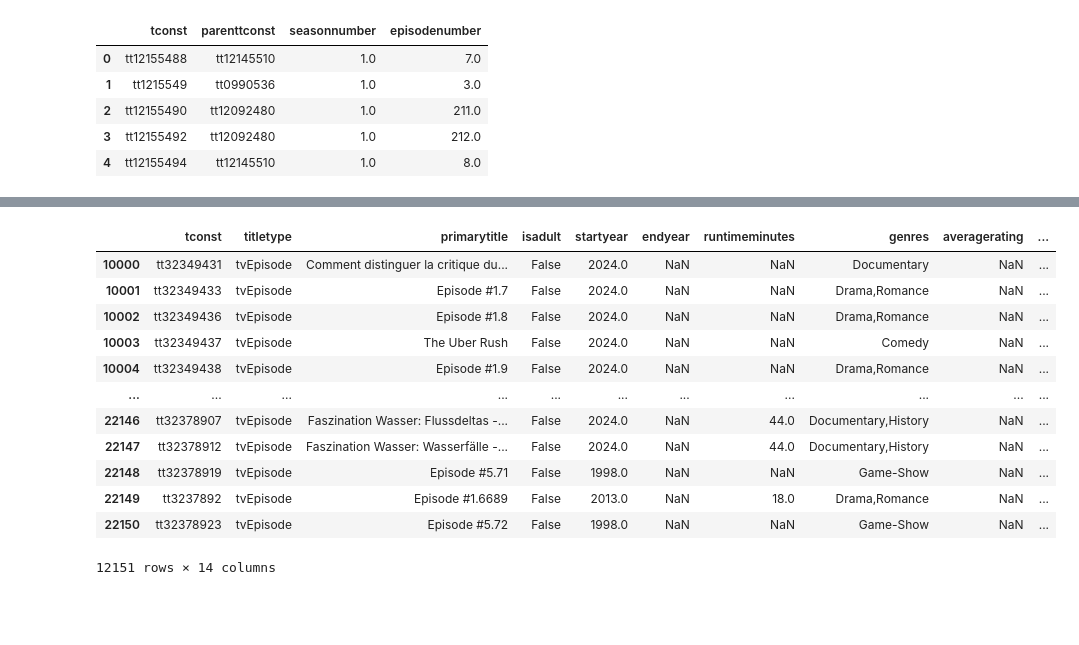
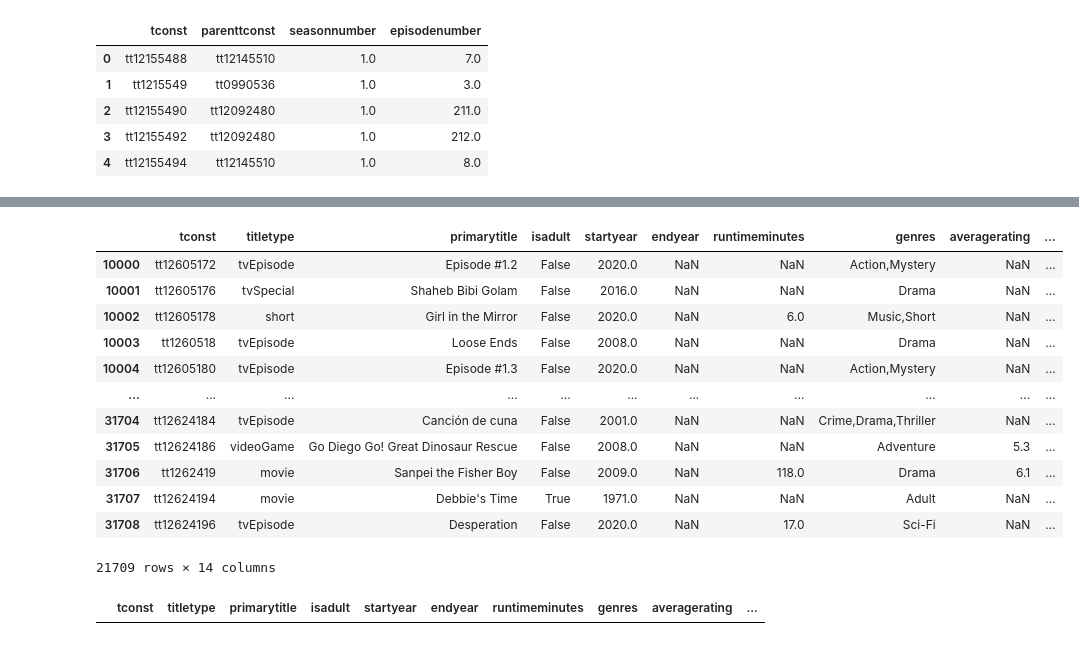
Before and after one commit to MelodyDuplaix/Netfloox_g0_JohnBondouxDuplaix, a Jupyter notebook: extraction_features.ipynb, the cells around one changed output, grey strips where cells are left out. Saved outputs shown, nothing was run; the diff lists cells and outputs as text; code cells hidden in the pictures; blank space fills up the shorter version.

```diff
--- a/extraction_features.ipynb
+++ b/extraction_features.ipynb
@@ -10,6 +14,6 @@ engine = create_engine(database_url)
 # %%
 
-query = "SELECT * FROM sebastien.title_basics LIMIT 10000;"
+query = "SELECT tconst, titletype, primarytitle, isadult, startyear, endyear, runtimeminutes, genres, averagerating, numvotes FROM sebastien.title_basics ORDER BY tconst LIMIT 10000;"
 with engine.connect() as conn, conn.begin():
     df = pd.read_sql_query(query, engine)
 
@@ -24,3 +27,0 @@ df.head()
-# %%
-df.drop(columns=["originaltitle"], inplace=True)
-df
@@ -88,5 +89,5 @@ df_merge_parent
 # %%
-combined = pd.concat([df_merge, df_merge_parent], ignore_index=True)
-combined
+df = pd.concat([df_merge, df_merge_parent], ignore_index=True)
+df
 # %% [output]
 |  | tconst | titletype | primarytitle | isadult | startyear | endyear | runtimeminutes | genres | averagerating | ... |
@@ -105,16 +106,20 @@ combined
 # %%
-combined[combined["tconst"].duplicated()]
+df[df["tconst"].duplicated()]
 # %% [output]
 |  | tconst | titletype | primarytitle | isadult | startyear | endyear | runtimeminutes | genres | averagerating | ... |
-| 10000 | tt32349431 | tvEpisode | Comment distinguer la critique du... | False | 2024.0 | NaN | NaN | Documentary | NaN | ... |
-| 10001 | tt32349433 | tvEpisode | Episode #1.7 | False | 2024.0 | NaN | NaN | Drama,Romance | NaN | ... |
-| 10002 | tt32349436 | tvEpisode | Episode #1.8 | False | 2024.0 | NaN | NaN | Drama,Romance | NaN | ... |
-| 10003 | tt32349437 | tvEpisode | The Uber Rush | False | 2024.0 | NaN | NaN | Comedy | NaN | ... |
-| 10004 | tt32349438 | tvEpisode | Episode #1.9 | False | 2024.0 | NaN | NaN | Drama,Romance | NaN | ... |
+| 10000 | tt12605172 | tvEpisode | Episode #1.2 | False | 2020.0 | NaN | NaN | Action,Mystery | NaN | ... |
+| 10001 | tt12605176 | tvSpecial | Shaheb Bibi Golam | False | 2016.0 | NaN | NaN | Drama | NaN | ... |
+| 10002 | tt12605178 | short | Girl in the Mirror | False | 2020.0 | NaN | 6.0 | Music,Short | NaN | ... |
+| 10003 | tt1260518 | tvEpisode | Loose Ends | False | 2008.0 | NaN | NaN | Drama | NaN | ... |
+| 10004 | tt12605180 | tvEpisode | Episode #1.3 | False | 2020.0 | NaN | NaN | Action,Mystery | NaN | ... |
 | ... | ... | ... | ... | ... | ... | ... | ... | ... | ... | ... |
-| 22146 | tt32378907 | tvEpisode | Faszination Wasser: Flussdeltas -... | False | 2024.0 | NaN | 44.0 | Documentary,History | NaN | ... |
-| 22147 | tt32378912 | tvEpisode | Faszination Wasser: Wasserfälle -... | False | 2024.0 | NaN | 44.0 | Documentary,History | NaN | ... |
-| 22148 | tt32378919 | tvEpisode | Episode #5.71 | False | 1998.0 | NaN | NaN | Game-Show | NaN | ... |
-| 22149 | tt3237892 | tvEpisode | Episode #1.6689 | False | 2013.0 | NaN | 18.0 | Drama,Romance | NaN | ... |
-| 22150 | tt32378923 | tvEpisode | Episode #5.72 | False | 1998.0 | NaN | NaN | Game-Show | NaN | ... |
+| 31704 | tt12624184 | tvEpisode | Canción de cuna | False | 2001.0 | NaN | NaN | Crime,Drama,Thriller | NaN | ... |
+| 31705 | tt12624186 | videoGame | Go Diego Go! Great Dinosaur Rescue | False | 2008.0 | NaN | NaN | Adventure | 5.3 | ... |
+| 31706 | tt1262419 | movie | Sanpei the Fisher Boy | False | 2009.0 | NaN | 118.0 | Drama | 6.1 | ... |
+| 31707 | tt12624194 | movie | Debbie's Time | True | 1971.0 | NaN | NaN | Adult | NaN | ... |
+| 31708 | tt12624196 | tvEpisode | Desperation | False | 2020.0 | NaN | 17.0 | Sci-Fi | NaN | ... |
-12151 rows × 14 columns
+21709 rows × 14 columns
+# %%
+df[df["tconst"] == "tt3240414"]
+# %% [output]
+|  | tconst | titletype | primarytitle | isadult | startyear | endyear | runtimeminutes | genres | averagerating | ... |
```
Also changed, not shown: parts of 23 cells of this notebook, 1 other file.
